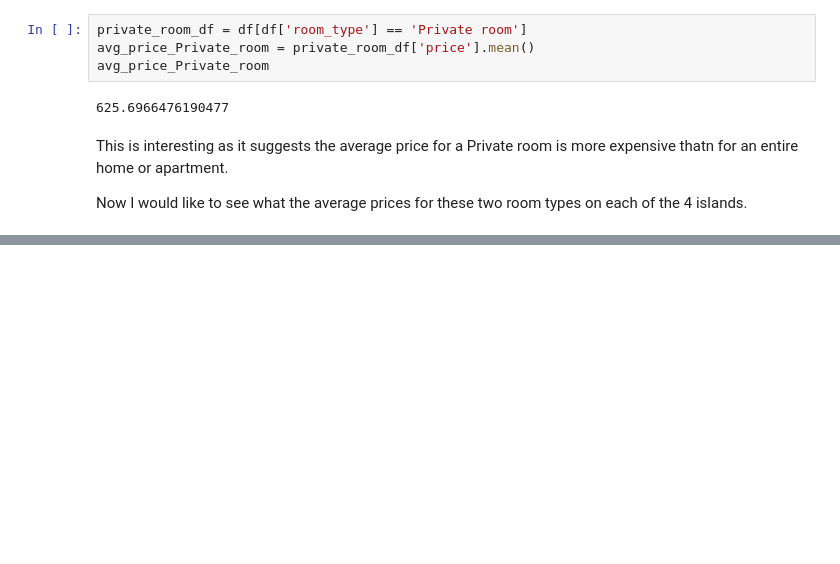
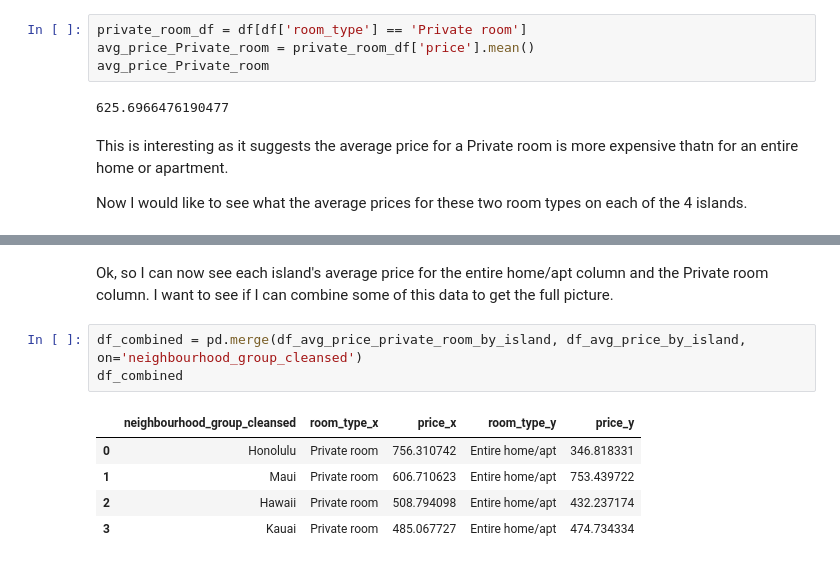
Before and after one commit to ubco-W2022T2-data301/project-group-group38, a Jupyter notebook: CB_EDA_Milestone3.ipynb, the cells around one changed output, grey strips where cells are left out. Drawn from its saved outputs; the diff is of its cells as text; blank space fills up the shorter version.

```diff
--- a/CB_EDA_Milestone3.ipynb
+++ b/CB_EDA_Milestone3.ipynb
@@ -151,0 +184,12 @@ Now I would like to see what the average prices for these two room types on each
+# %% [markdown]
+Ok, so I can now see each island's average price for the entire home/apt column and the Private room column.
+I want to see if I can combine some of this data to get the full picture.
+# %%
+df_combined = pd.merge(df_avg_price_private_room_by_island, df_avg_price_by_island, on='neighbourhood_group_cleansed')
+df_combined
+# %% [output]
+|  | neighbourhood_group_cleansed | room_type_x | price_x | room_type_y | price_y |
+| 0 | Honolulu | Private room | 756.310742 | Entire home/apt | 346.818331 |
+| 1 | Maui | Private room | 606.710623 | Entire home/apt | 753.439722 |
+| 2 | Hawaii | Private room | 508.794098 | Entire home/apt | 432.237174 |
+| 3 | Kauai | Private room | 485.067727 | Entire home/apt | 474.734334 |
```
Also changed, not shown: parts of 5 cells of this notebook.
